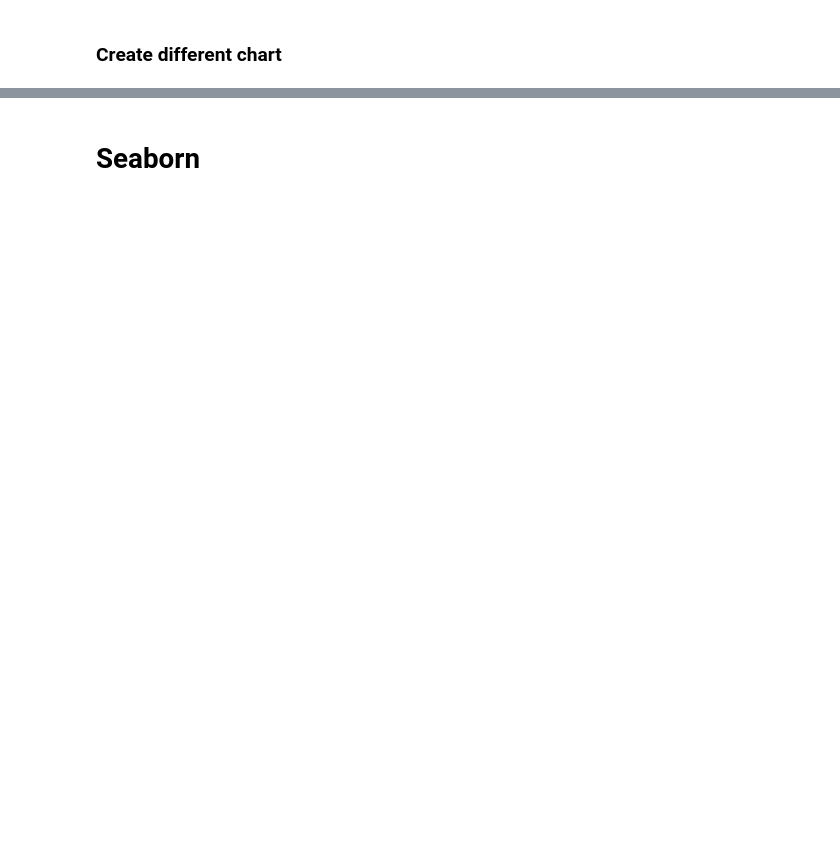
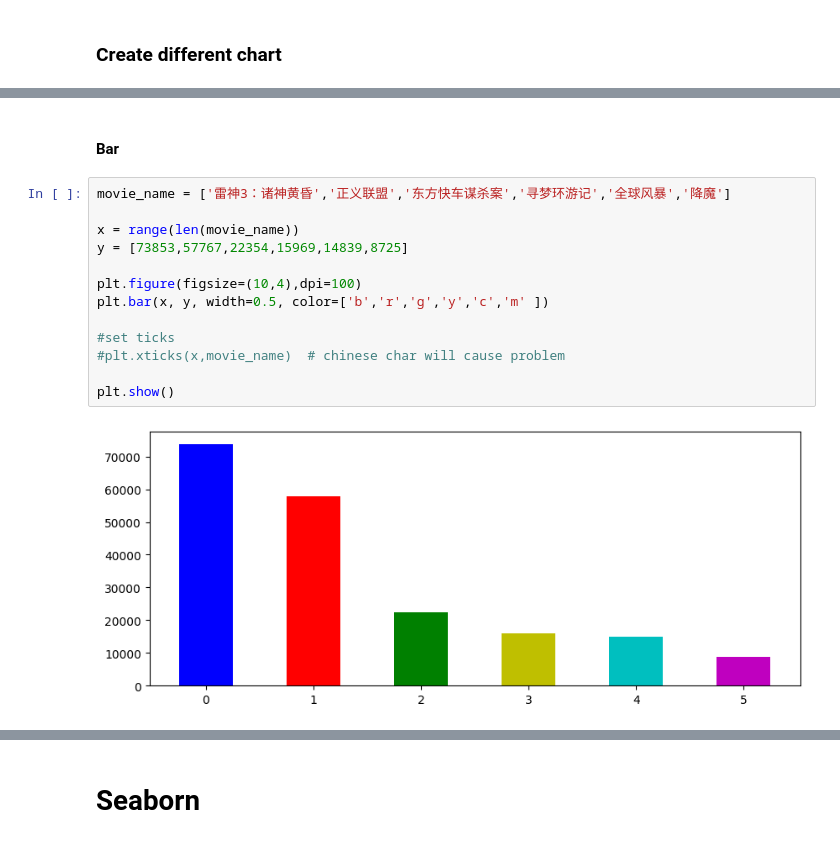
Before and after one commit to HeHeHuang/DataAnalytic, a Jupyter notebook: Visualization_ML.ipynb, the cells around one changed output, grey strips where cells are left out. Saved outputs shown, nothing was run; the diff lists cells and outputs as text; blank space fills up the shorter version.

```diff
--- a/Visualization_ML.ipynb
+++ b/Visualization_ML.ipynb
@@ -115,0 +134,17 @@ plt.show()
+# %% [markdown]
+#### Bar
+# %%
+movie_name = ['雷神3：诸神⻩昏','正义联盟','东⽅快⻋谋杀案','寻梦环游记','全球⻛暴','降魔']
+
+x = range(len(movie_name))
+y = [73853,57767,22354,15969,14839,8725]
+
+plt.figure(figsize=(10,4),dpi=100)
+plt.bar(x, y, width=0.5, color=['b','r','g','y','c','m' ])
+
+#set ticks
+#plt.xticks(x,movie_name)  # chinese char will cause problem
+
+plt.show()
+# %% [output]
+[figure, added]
```
Also changed, not shown: parts of 25 cells of this notebook.
